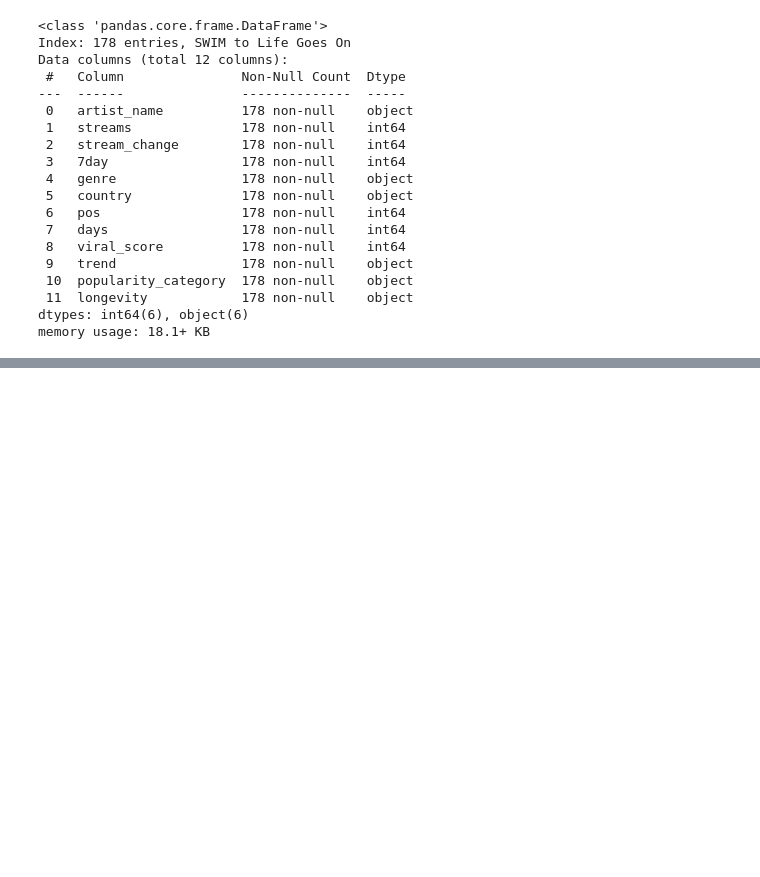
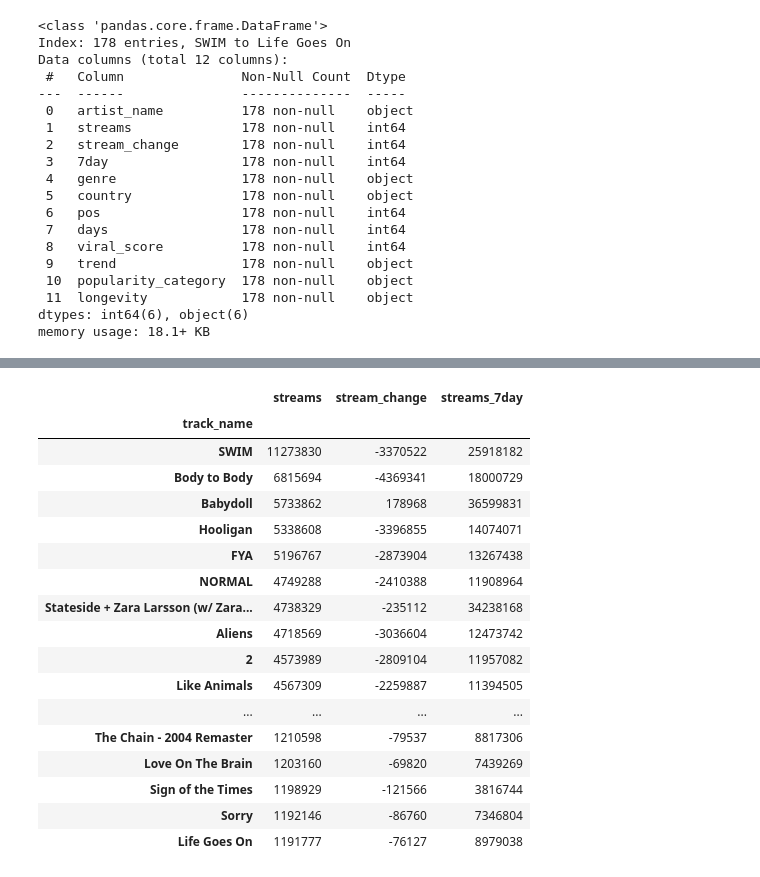
Before and after one commit to olegbyte-del/data_cleaning_spotify_global_trends, a Jupyter notebook: spotify_global_trends_data_cleaning.ipynb, the cells around one changed output, grey strips where cells are left out. Cells and saved outputs as stored; diff of their text form; code cells hidden in the pictures; blank space fills up the shorter version.

```diff
--- a/spotify_global_trends_data_cleaning.ipynb
+++ b/spotify_global_trends_data_cleaning.ipynb
@@ -92,4 +103,0 @@ spotify_dtb_df
-# %%
-spotify_dtb_df.iloc[6:51]
-spotify_dtb_df.iloc[6:7, 5:6] = "UK"
-spotify_dtb_df.iloc[6:51]
@@ -115,8 +103,0 @@ spotify_dtb_df.iloc[6:51]
-# %%
-spotify_dtb_df.loc['White Keys', 'country'] = "US"
-spotify_dtb_df.loc['American Girls', 'country'] = "US"
-spotify_dtb_df.loc['iloveitiloveitiloveit', 'genre'] = "Indie Pop"
-spotify_dtb_df.loc['EoO', 'genre'] = "Reggaeton"
-spotify_dtb_df.loc['Risk It All', 'genre'] = "Pop"
-spotify_dtb_df.loc['White Keys', 'genre'] = "Indie Pop"
-spotify_dtb_df.iloc[6:51]
@@ -202,0 +136,21 @@ country_df
+# %%
+spotify_dtb_df[['streams', 'stream_change', 'streams_7day']]
+# %% [output]
+|  | streams | stream_change | streams_7day |
+| track_name |  |  |  |
+| SWIM | 11273830 | -3370522 | 25918182 |
+| Body to Body | 6815694 | -4369341 | 18000729 |
+| Babydoll | 5733862 | 178968 | 36599831 |
+| Hooligan | 5338608 | -3396855 | 14074071 |
+| FYA | 5196767 | -2873904 | 13267438 |
+| NORMAL | 4749288 | -2410388 | 11908964 |
+| Stateside + Zara Larsson (w/ Zara... | 4738329 | -235112 | 34238168 |
+| Aliens | 4718569 | -3036604 | 12473742 |
+| 2 | 4573989 | -2809104 | 11957082 |
+| Like Animals | 4567309 | -2259887 | 11394505 |
+| ... | ... | ... | ... |
+| The Chain - 2004 Remaster | 1210598 | -79537 | 8817306 |
+| Love On The Brain | 1203160 | -69820 | 7439269 |
+| Sign of the Times | 1198929 | -121566 | 3816744 |
+| Sorry | 1192146 | -86760 | 7346804 |
+| Life Goes On | 1191777 | -76127 | 8979038 |
```
Also changed, not shown: parts of 11 cells of this notebook, 1 other file.
